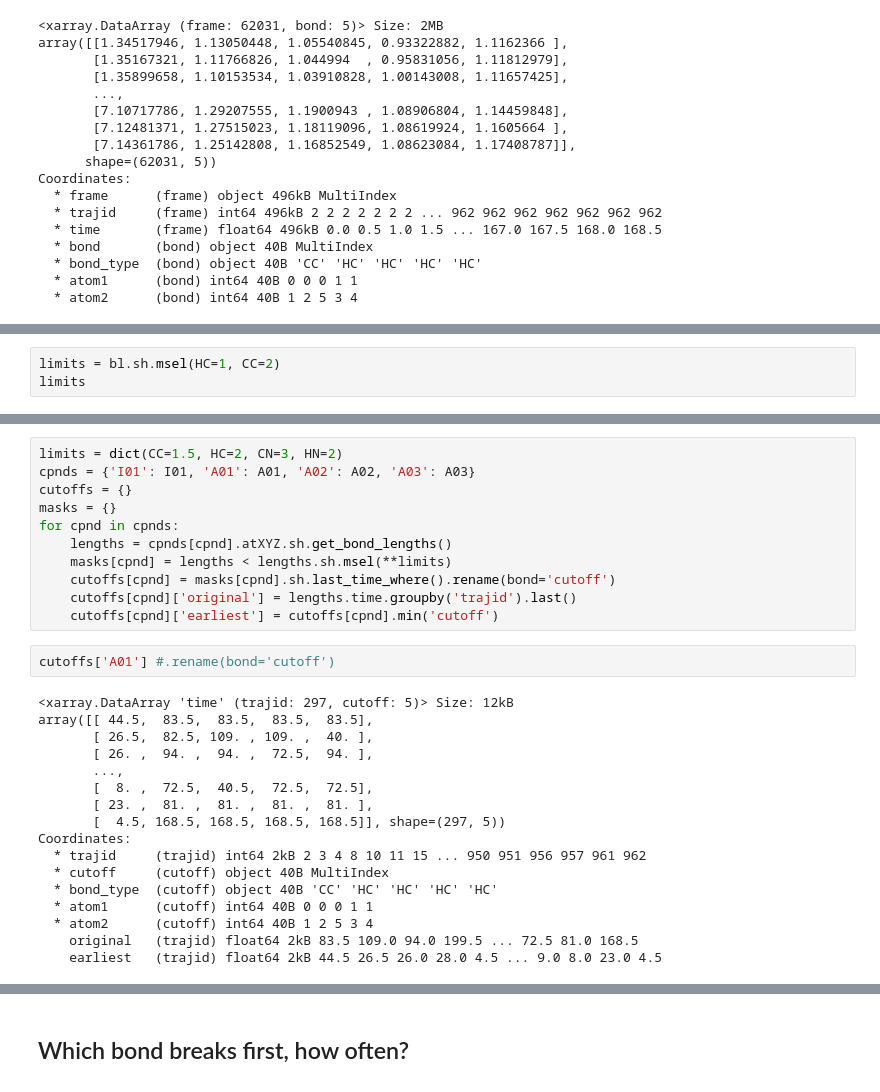
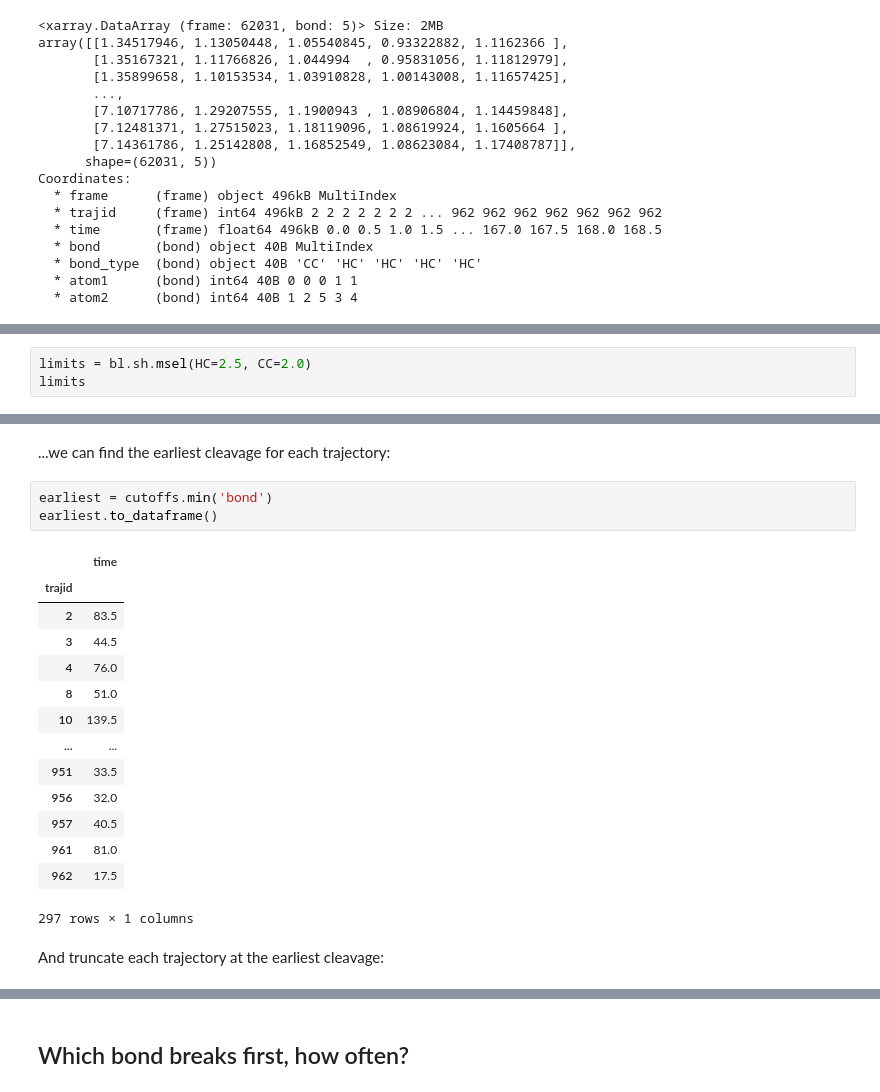
Before and after one commit to SHNITSEL/shnitsel-tools, a Jupyter notebook: tutorials/walkthrough/1_filter_by_geometry.ipynb, the cells around one changed output, grey strips where cells are left out. Drawn from its saved outputs; the diff is of its cells as text.

```diff
--- a/tutorials/walkthrough/1_filter_by_geometry.ipynb
+++ b/tutorials/walkthrough/1_filter_by_geometry.ipynb
@@ -32,5 +65,5 @@ Coordinates:
 # %%
-limits = bl.sh.msel(HC=1, CC=2)
+limits = bl.sh.msel(HC=2.5, CC=2.0)
 limits
 # %% [output]
 <xarray.DataArray (bond: 5)> Size: 40B
@@ -78,33 +128,25 @@ Coordinates:
   * bond_type  (bond) object 40B 'CC' 'HC' 'HC' 'HC' 'HC'
   * atom1      (bond) int64 40B 0 0 0 1 1
   * atom2      (bond) int64 40B 1 2 5 3 4
-# %%
-limits = dict(CC=1.5, HC=2, CN=3, HN=2)
-cpnds = {'I01': I01, 'A01': A01, 'A02': A02, 'A03': A03}
-cutoffs = {}
-masks = {}
-for cpnd in cpnds:
-    lengths = cpnds[cpnd].atXYZ.sh.get_bond_lengths()
-    masks[cpnd] = lengths < lengths.sh.msel(**limits)
-    cutoffs[cpnd] = masks[cpnd].sh.last_time_where().rename(bond='cutoff')
-    cutoffs[cpnd]['original'] = lengths.time.groupby('trajid').last()
-    cutoffs[cpnd]['earliest'] = cutoffs[cpnd].min('cutoff')
-# %%
-cutoffs['A01'] #.rename(bond='cutoff')
-# %% [output]
-<xarray.DataArray 'time' (trajid: 297, cutoff: 5)> Size: 12kB
-array([[ 44.5,  83.5,  83.5,  83.5,  83.5],
-       [ 26.5,  82.5, 109. , 109. ,  40. ],
-       [ 26. ,  94. ,  94. ,  72.5,  94. ],
-       ...,
-       [  8. ,  72.5,  40.5,  72.5,  72.5],
-       [ 23. ,  81. ,  81. ,  81. ,  81. ],
-       [  4.5, 168.5, 168.5, 168.5, 168.5]], shape=(297, 5))
-Coordinates:
-  * trajid     (trajid) int64 2kB 2 3 4 8 10 11 15 ... 950 951 956 957 961 962
-  * cutoff     (cutoff) object 40B MultiIndex
-  * bond_type  (cutoff) object 40B 'CC' 'HC' 'HC' 'HC' 'HC'
-  * atom1      (cutoff) int64 40B 0 0 0 1 1
-  * atom2      (cutoff) int64 40B 1 2 5 3 4
-    original   (trajid) float64 2kB 83.5 109.0 94.0 199.5 ... 72.5 81.0 168.5
-    earliest   (trajid) float64 2kB 44.5 26.5 26.0 28.0 4.5 ... 9.0 8.0 23.0 4.5
+# %% [markdown]
+...we can find the earliest cleavage for each trajectory:
+# %%
+earliest = cutoffs.min('bond')
+earliest.to_dataframe()
+# %% [output]
+|  | time |
+| trajid |  |
+| 2 | 83.5 |
+| 3 | 44.5 |
+| 4 | 76.0 |
+| 8 | 51.0 |
+| 10 | 139.5 |
+| ... | ... |
+| 951 | 33.5 |
+| 956 | 32.0 |
+| 957 | 40.5 |
+| 961 | 81.0 |
+| 962 | 17.5 |
+297 rows × 1 columns
+# %% [markdown]
+And truncate each trajectory at the earliest cleavage:
```
Also changed, not shown: parts of 29 cells of this notebook.
